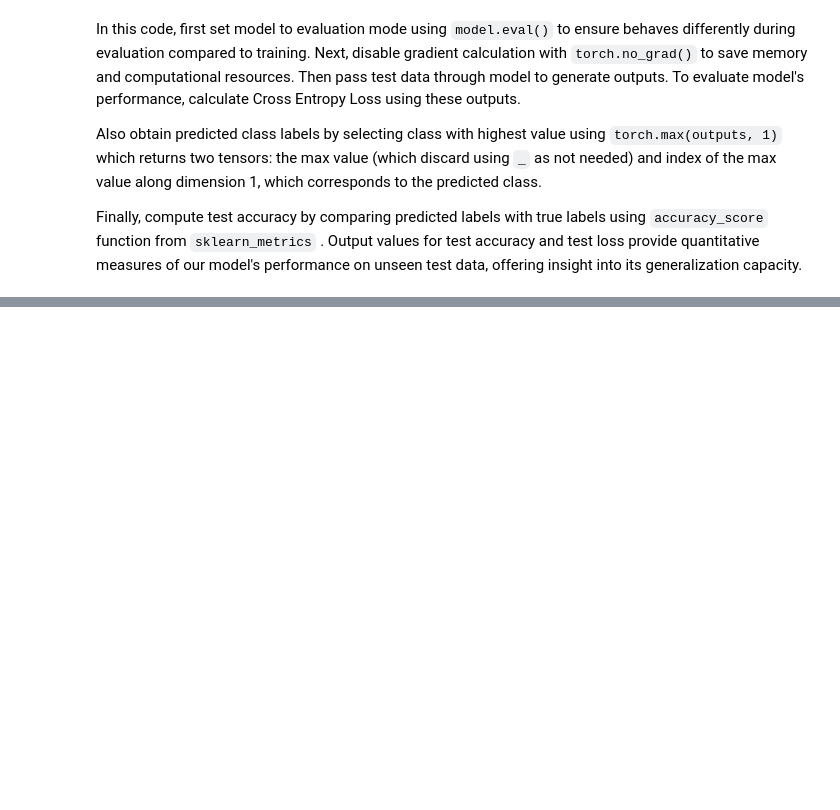
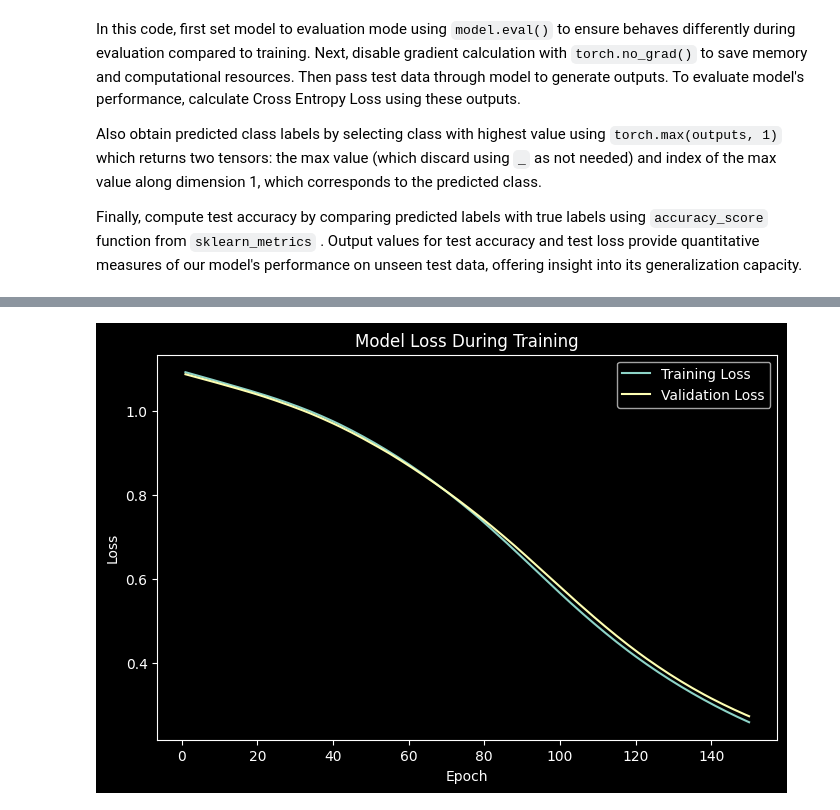
Before and after one commit to CaesarOG/CodeSignal, a Jupyter notebook: Modeling Wine Dataset with PyTorch.ipynb, the cells around one changed output, grey strips where cells are left out. Saved outputs shown, nothing was run; the diff lists cells and outputs as text; code cells hidden in the pictures; blank space fills up the shorter version.

Commit message:
Section is: Deep Model Evaluation, subsec. Visualizing Loss Data w/ Matplotlib.

```diff
--- a/Modeling Wine Dataset with PyTorch.ipynb
+++ b/Modeling Wine Dataset with PyTorch.ipynb
@@ -302,0 +307,17 @@ Finally, compute test accuracy by comparing predicted labels with true labels us
+# %%
+import matplotlib.pyplot as plt
+
+epochs: range = range(1, num_epochs + 1)
+train_loss: List[float] = history['loss']
+val_loss: List[float] = history['val_loss']
+
+plt.figure(figsize=(8, 5))
+plt.plot(epochs, train_loss, label='Training Loss')
+plt.plot(epochs, val_loss, label='Validation Loss')
+plt.title('Model Loss During Training')
+plt.ylabel('Loss')
+plt.xlabel('Epoch')
+plt.legend()
+plt.show()
+# %% [output]
+[figure, added]
```
Also changed, not shown: parts of 2 cells of this notebook.
